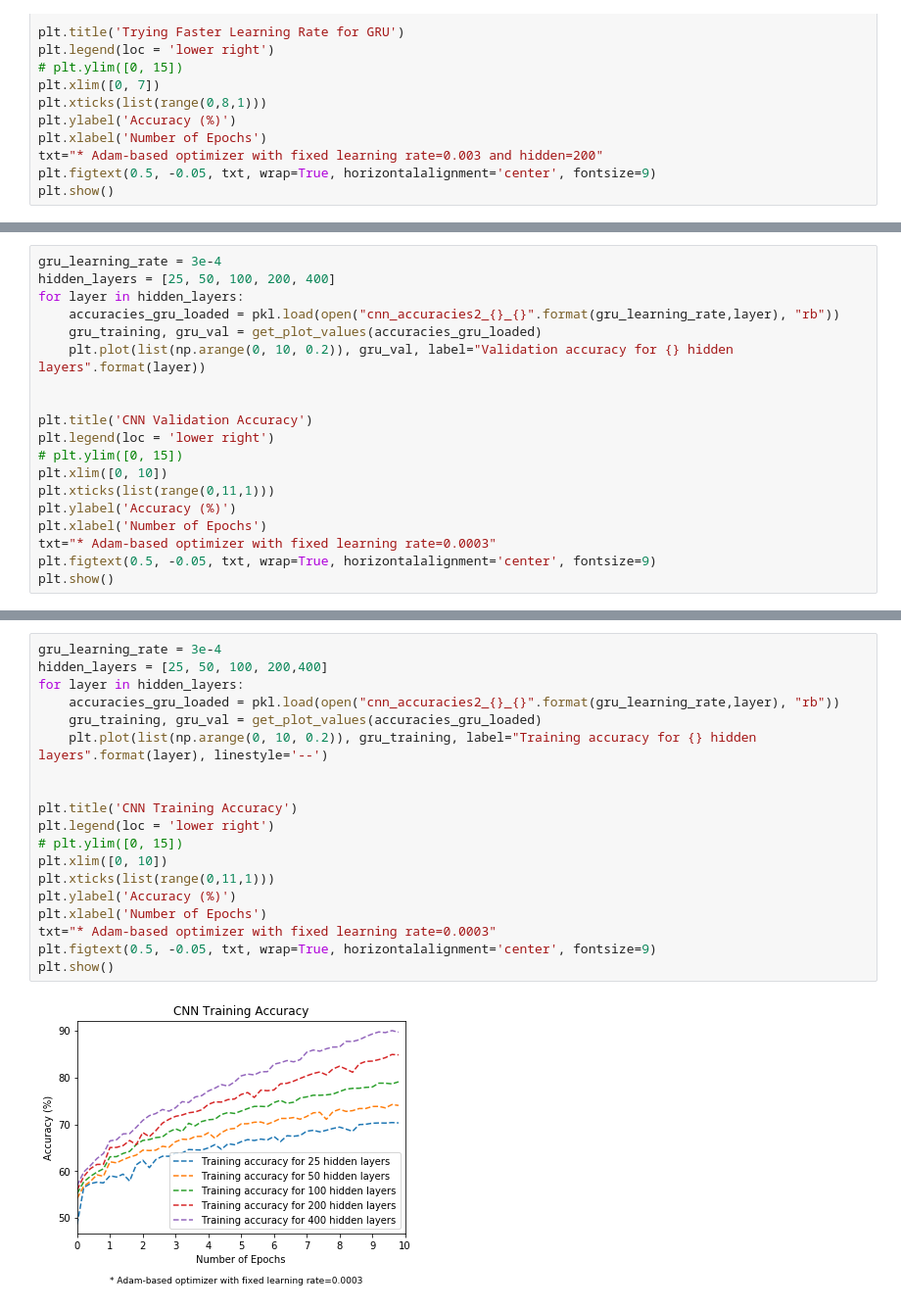
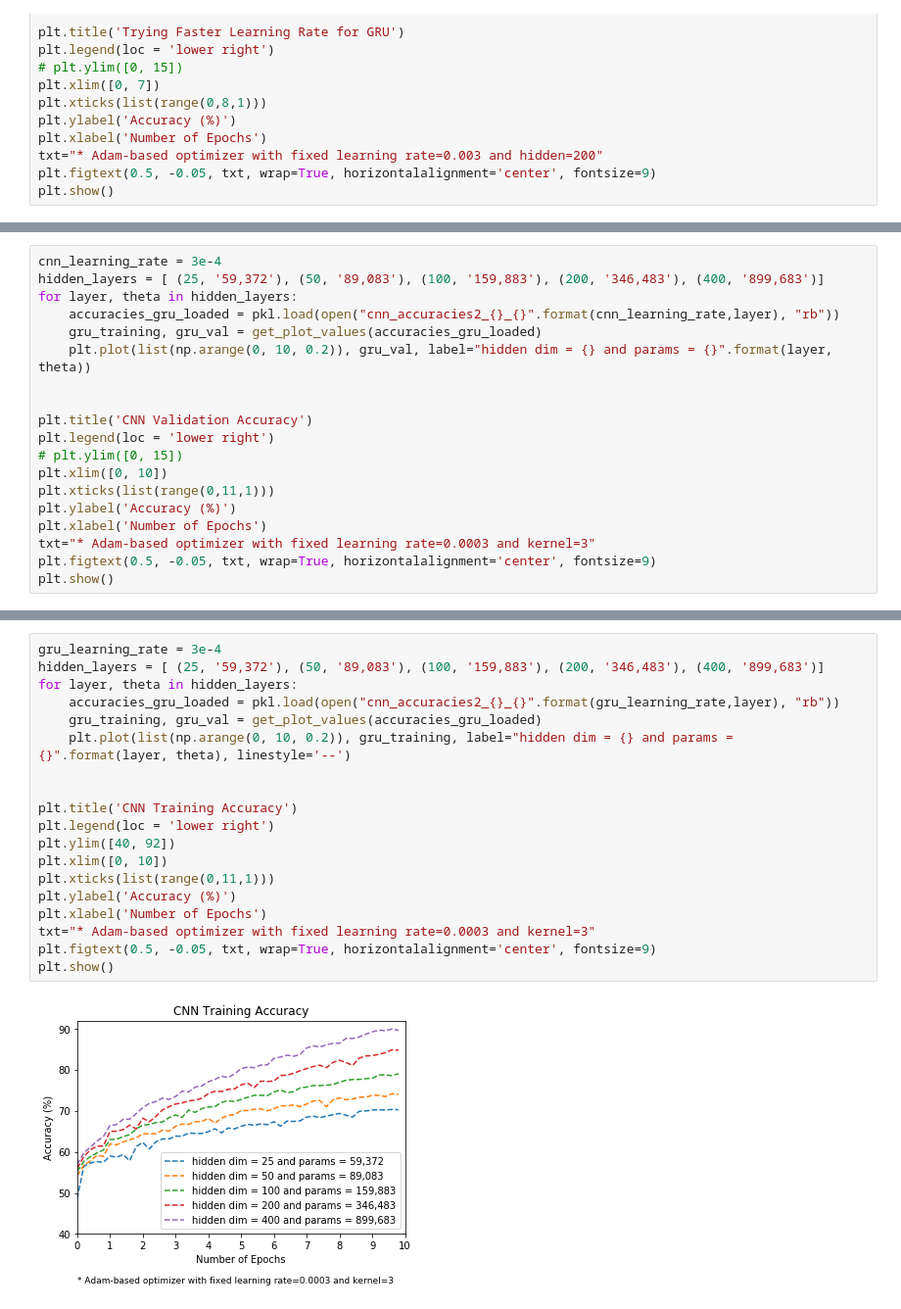
Before and after one commit to dgodevais/ds1011_hw2, a Jupyter notebook: DS1011_NLP_HW2_graphing.ipynb, the cells around one changed output, grey strips where cells are left out. Shown at 98% size. Drawn from its saved outputs; the diff is of its cells as text.

```diff
--- a/DS1011_NLP_HW2_graphing.ipynb
+++ b/DS1011_NLP_HW2_graphing.ipynb
@@ -121,10 +123,10 @@ plt.show()
 # %%
-gru_learning_rate = 3e-4
-hidden_layers = [25, 50, 100, 200, 400]
-for layer in hidden_layers:
-    accuracies_gru_loaded = pkl.load(open("cnn_accuracies2_{}_{}".format(gru_learning_rate,layer), "rb"))
+cnn_learning_rate = 3e-4
+hidden_layers = [ (25, '59,372'), (50, '89,083'), (100, '159,883'), (200, '346,483'), (400, '899,683')]
+for layer, theta in hidden_layers:
+    accuracies_gru_loaded = pkl.load(open("cnn_accuracies2_{}_{}".format(cnn_learning_rate,layer), "rb"))
     gru_training, gru_val = get_plot_values(accuracies_gru_loaded)
-    plt.plot(list(np.arange(0, 10, 0.2)), gru_val, label="Validation accuracy for {} hidden layers".format(layer))
+    plt.plot(list(np.arange(0, 10, 0.2)), gru_val, label="hidden dim = {} and params = {}".format(layer, theta))
 
 
 plt.title('CNN Validation Accuracy')
@@ -134,7 +136,7 @@ plt.xlim([0, 10])
 plt.xticks(list(range(0,11,1)))
 plt.ylabel('Accuracy (%)')
 plt.xlabel('Number of Epochs')
-txt="* Adam-based optimizer with fixed learning rate=0.0003"
+txt="* Adam-based optimizer with fixed learning rate=0.0003 and kernel=3"
 plt.figtext(0.5, -0.05, txt, wrap=True, horizontalalignment='center', fontsize=9)
 plt.show()
 # %% [output]
@@ -142,21 +144,21 @@ plt.show()
 # %%
 gru_learning_rate = 3e-4
-hidden_layers = [25, 50, 100, 200,400]
-for layer in hidden_layers:
+hidden_layers = [ (25, '59,372'), (50, '89,083'), (100, '159,883'), (200, '346,483'), (400, '899,683')]
+for layer, theta in hidden_layers:
     accuracies_gru_loaded = pkl.load(open("cnn_accuracies2_{}_{}".format(gru_learning_rate,layer), "rb"))
     gru_training, gru_val = get_plot_values(accuracies_gru_loaded)
-    plt.plot(list(np.arange(0, 10, 0.2)), gru_training, label="Training accuracy for {} hidden layers".format(layer), linestyle='--')
+    plt.plot(list(np.arange(0, 10, 0.2)), gru_training, label="hidden dim = {} and params = {}".format(layer, theta), linestyle='--')
 
 
 plt.title('CNN Training Accuracy')
 plt.legend(loc = 'lower right')
-# plt.ylim([0, 15])
+plt.ylim([40, 92])
 plt.xlim([0, 10])
 plt.xticks(list(range(0,11,1)))
 plt.ylabel('Accuracy (%)')
 plt.xlabel('Number of Epochs')
-txt="* Adam-based optimizer with fixed learning rate=0.0003"
+txt="* Adam-based optimizer with fixed learning rate=0.0003 and kernel=3"
 plt.figtext(0.5, -0.05, txt, wrap=True, horizontalalignment='center', fontsize=9)
 plt.show()
 # %% [output]
-[figure, old version]
+[figure, new version]
```
Also changed, not shown: parts of 8 cells of this notebook, 1 other file.
